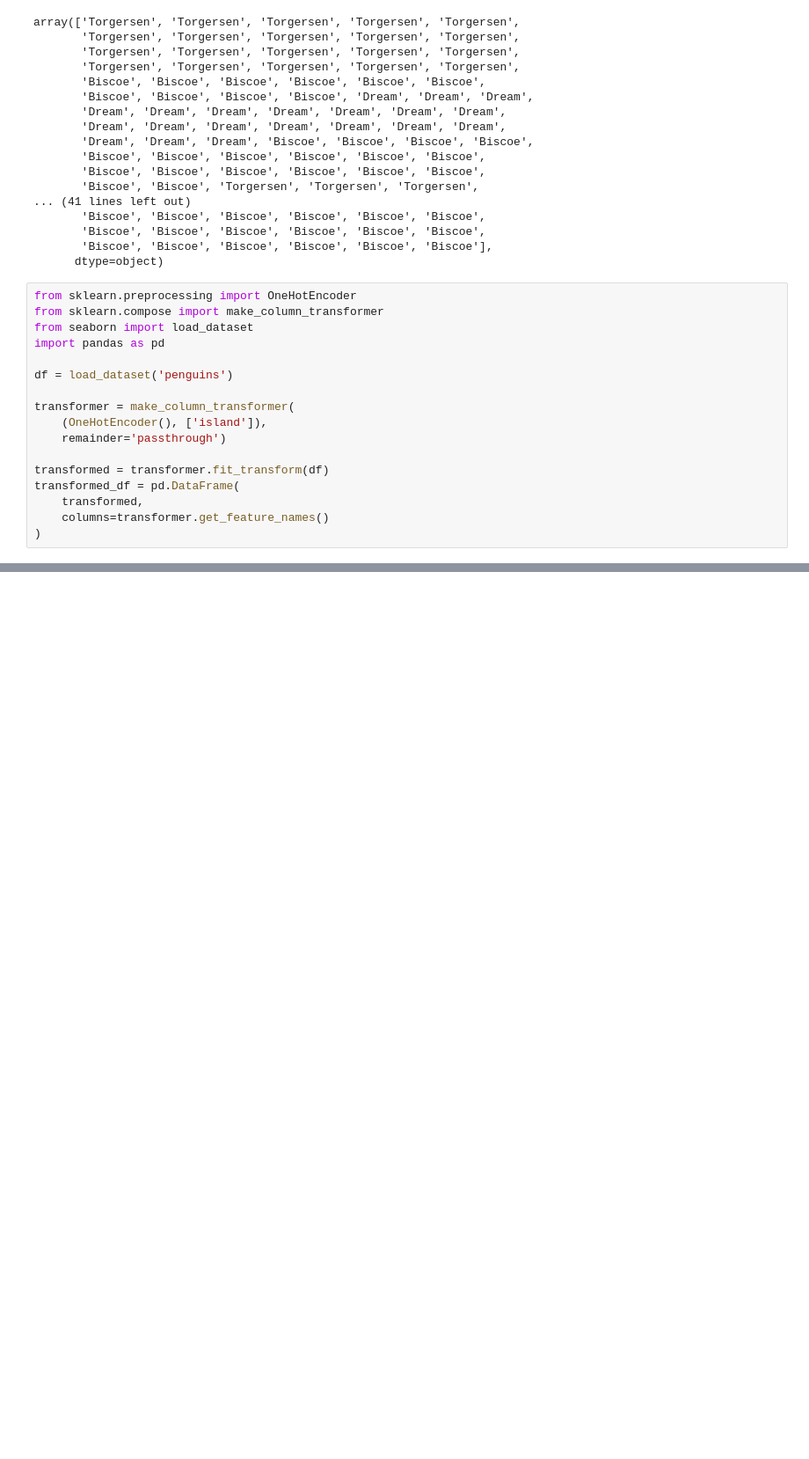
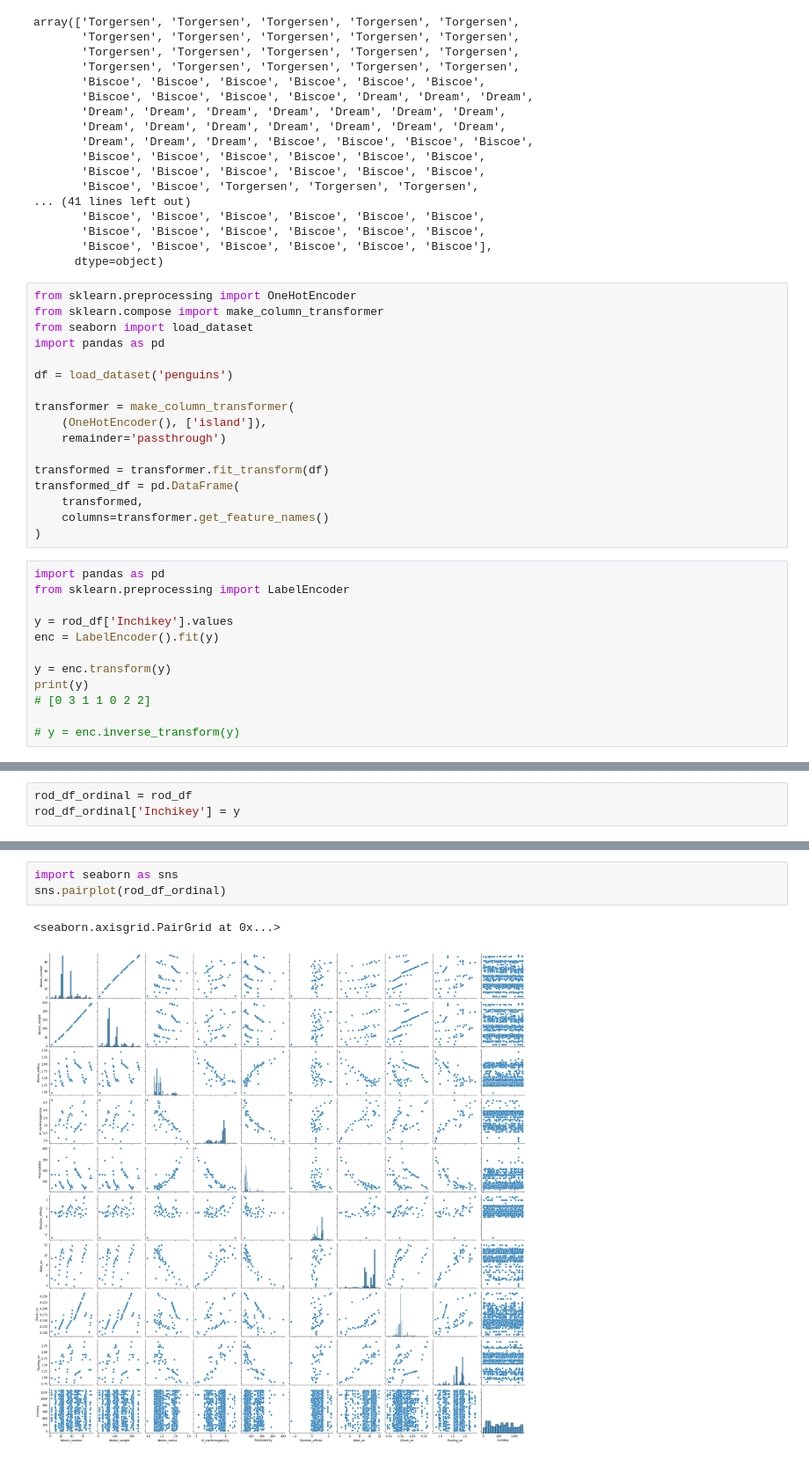
Before and after one commit to tisabe/jraph_MPEU, a Jupyter notebook: other_models/mofs/MOFs rod.ipynb, the cells around one changed output, grey strips where cells are left out. Shown at 88% size. Drawn from its saved outputs; the diff is of its cells as text; blank space fills up the shorter version.

```diff
--- a/other_models/mofs/MOFs rod.ipynb
+++ b/other_models/mofs/MOFs rod.ipynb
@@ -150,3 +150,15 @@ transformed_df = pd.DataFrame(
     transformed,
     columns=transformer.get_feature_names()
 )
+# %%
+import pandas as pd
+from sklearn.preprocessing import LabelEncoder
+
+y = rod_df['Inchikey'].values
+enc = LabelEncoder().fit(y)
+
+y = enc.transform(y)
+print(y)
+# [0 3 1 1 0 2 2]
+
+# y = enc.inverse_transform(y)
@@ -152,0 +171,3 @@ transformed_df = pd.DataFrame(
+# %%
+rod_df_ordinal = rod_df
+rod_df_ordinal['Inchikey'] = y
@@ -152,0 +186,6 @@ transformed_df = pd.DataFrame(
+# %%
+import seaborn as sns
+sns.pairplot(rod_df_ordinal)
+# %% [output]
+<seaborn.axisgrid.PairGrid at 0x...>
+[figure, added]
```
Also changed, not shown: parts of 5 cells of this notebook, 8 other files.
